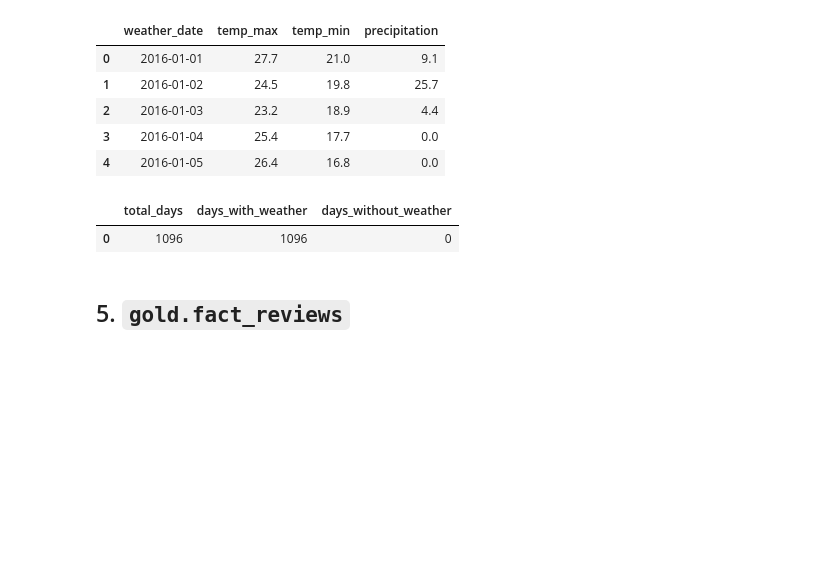
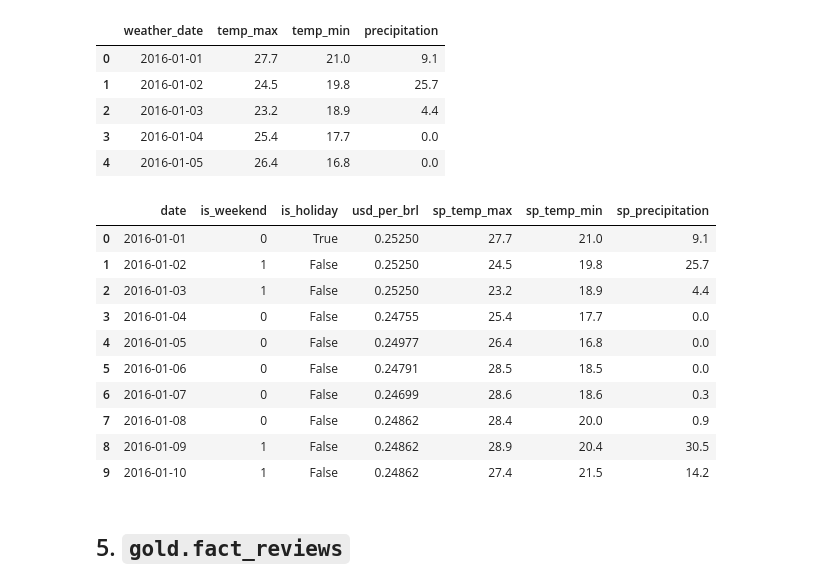
Before and after one commit to abasovmanaf-3267/olist-ecommerce-analytics, a Jupyter notebook: notebooks/03_gold/03_gold_tables/03_gold_tables_b.ipynb, the cells around one changed output. Saved outputs shown, nothing was run; the diff lists cells and outputs as text; code cells hidden in the pictures; blank space fills up the shorter version.

Commit message:
Update gold sales and seller performance analysis

```diff
--- a/notebooks/03_gold/03_gold_tables/03_gold_tables_b.ipynb
+++ b/notebooks/03_gold/03_gold_tables/03_gold_tables_b.ipynb
@@ -445,37 +500,12 @@ display(df)
 | 2 | 2016-01-03 | 23.2 | 18.9 | 4.4 |
 | 3 | 2016-01-04 | 25.4 | 17.7 | 0.0 |
 | 4 | 2016-01-05 | 26.4 | 16.8 | 0.0 |
-# %%
-# Hava məlumatlarını tarix cədvəlinə əlavə edirik
-with engine.begin() as conn:
-    conn.execute(text("""
-        ALTER TABLE gold.dim_date
-        ADD sp_temp_max DECIMAL(5,2) NULL,
-            sp_temp_min DECIMAL(5,2) NULL,
-            sp_precipitation DECIMAL(6,2) NULL
-    """))
-
-    conn.execute(text("""
-        UPDATE d
-        SET
-            sp_temp_max = w.temp_max,
-            sp_temp_min = w.temp_min,
-            sp_precipitation = w.precipitation
-        FROM gold.dim_date d
-        LEFT JOIN silver.weather w
-            ON d.[date] = w.weather_date
-    """))
-# %%
-# Hava məlumatlarının doluluğunu yoxlayırıq
-df = pd.read_sql("""
-    SELECT
-        COUNT(*) AS total_days,
-        SUM(CASE WHEN sp_temp_max IS NOT NULL THEN 1 ELSE 0 END) AS days_with_weather,
-        SUM(CASE WHEN sp_temp_max IS NULL THEN 1 ELSE 0 END) AS days_without_weather
-    FROM gold.dim_date
-""", engine)
-
-display(df)
-# %% [output]
-|  | total_days | days_with_weather | days_without_weather |
-| 0 | 1096 | 1096 | 0 |
+# %%
+# Hava məlumatlarını saxlamaq üçün 3 sütun əlavə edirik
+with engine.begin() as conn:
+    conn.execute(text("""
+        ALTER TABLE gold.dim_date
+        ADD sp_temp_max FLOAT NULL,
+            sp_temp_min FLOAT NULL,
+            sp_precipitation FLOAT NULL
+    """))
@@ -482,3 +525,31 @@ display(df)
+# %%
+# Tarix, bayram, məzənnə və hava məlumatlarını yoxlayırıq
+df = pd.read_sql("""
+    SELECT TOP 10
+        [date],
+        is_weekend,
+        is_holiday,
+        usd_per_brl,
+        sp_temp_max,
+        sp_temp_min,
+        sp_precipitation
+    FROM gold.dim_date
+    ORDER BY [date]
+""", engine)
+
+df
+# %% [output]
+|  | date | is_weekend | is_holiday | usd_per_brl | sp_temp_max | sp_temp_min | sp_precipitation |
+| 0 | 2016-01-01 | 0 | True | 0.25250 | 27.7 | 21.0 | 9.1 |
+| 1 | 2016-01-02 | 1 | False | 0.25250 | 24.5 | 19.8 | 25.7 |
+| 2 | 2016-01-03 | 1 | False | 0.25250 | 23.2 | 18.9 | 4.4 |
+| 3 | 2016-01-04 | 0 | False | 0.24755 | 25.4 | 17.7 | 0.0 |
+| 4 | 2016-01-05 | 0 | False | 0.24977 | 26.4 | 16.8 | 0.0 |
+| 5 | 2016-01-06 | 0 | False | 0.24791 | 28.5 | 18.5 | 0.0 |
+| 6 | 2016-01-07 | 0 | False | 0.24699 | 28.6 | 18.6 | 0.3 |
+| 7 | 2016-01-08 | 0 | False | 0.24862 | 28.4 | 20.0 | 0.9 |
+| 8 | 2016-01-09 | 1 | False | 0.24862 | 28.9 | 20.4 | 30.5 |
+| 9 | 2016-01-10 | 1 | False | 0.24862 | 27.4 | 21.5 | 14.2 |
 # %% [markdown]
 ## 5. `gold.fact_reviews`
 # %%
```
Also changed, not shown: parts of 31 cells of this notebook.
